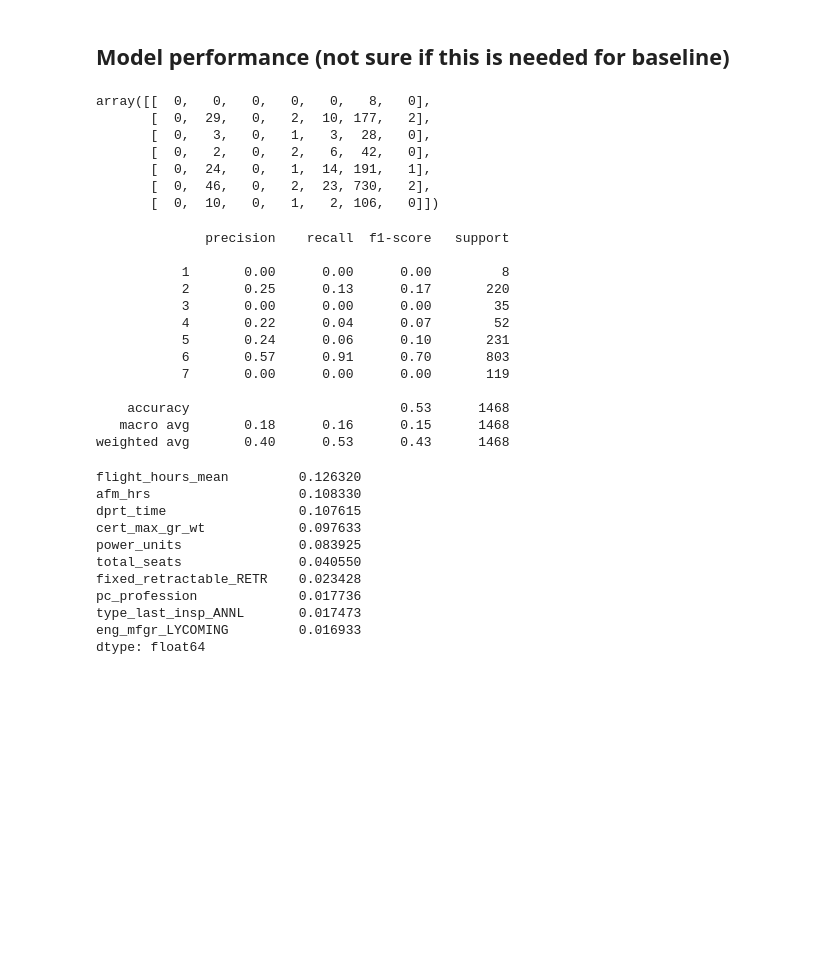
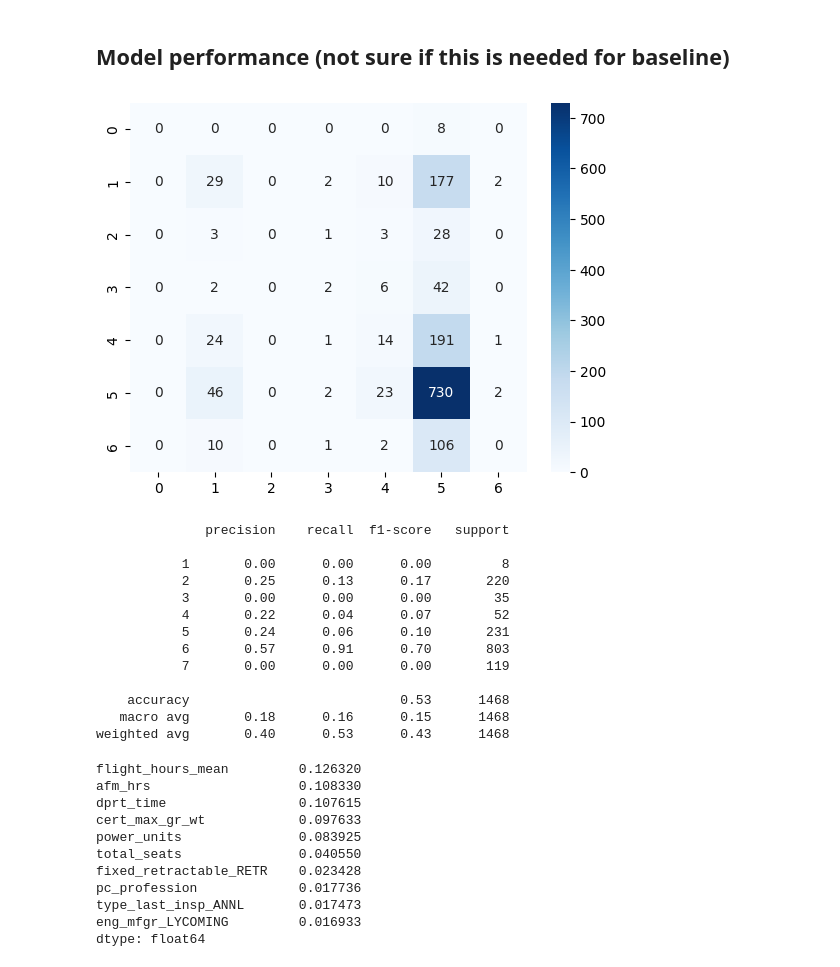
Before and after one commit to AaronDV17/wingman-project, a Jupyter notebook: baseline/baseline.ipynb, the cells around one changed output. Drawn from its saved outputs; the diff is of its cells as text; code cells hidden in the pictures; blank space fills up the shorter version.

```diff
--- a/baseline/baseline.ipynb
+++ b/baseline/baseline.ipynb
@@ -17,8 +18,8 @@ sys.path.insert(0, '../ml_logic')
 from preprocessor import *
 from data import *
 # %%
-# Import data from CSV (temp)
-wingman_data = pd.read_csv("../raw_data/trimmed_data/wingman_data_v5.csv")
+# Import data from CSV
+wingman_data = pd.read_csv("../../raw_data/trimmed_data/wingman_data_v5.csv")
 # %%
 target_columns_v1 = ['phase_no', 'eventsoe_no']
 target_columns_v2 = ['category_no', 'subcategory_no', 'section_no', 'subsection_no', 'modifier_no']
@@ -78,34 +83,30 @@ print("Baseline Accuracy: %.2f%%" % (accuracy * 100.0))
 Baseline Accuracy: 52.79%
 # %% [markdown]
 ## Model performance (not sure if this is needed for baseline)
+# %%
+# Confusion Matrix
+
+cf_matrix = confusion_matrix(y_test, y_pred)
+
+sns.heatmap(cf_matrix, annot=True, fmt='d', cmap='Blues');
+# %% [output]
+[figure, added]
 # %%
-## confusion matrix
+# Classification Report
 
-confusion_matrix(y_test, y_pred)
+print(classification_report(y_test, y_pred))
 # %% [output]
-array([[  0,   0,   0,   0,   0,   8,   0],
-       [  0,  29,   0,   2,  10, 177,   2],
-       [  0,   3,   0,   1,   3,  28,   0],
-       [  0,   2,   0,   2,   6,  42,   0],
-       [  0,  24,   0,   1,  14, 191,   1],
-       [  0,  46,   0,   2,  23, 730,   2],
-       [  0,  10,   0,   1,   2, 106,   0]])
+              precision    recall  f1-score   support
+
+           1       0.00      0.00      0.00         8
+           2       0.25      0.13      0.17       220
+           3       0.00      0.00      0.00        35
+           4       0.22      0.04      0.07        52
+           5       0.24      0.06      0.10       231
+           6       0.57      0.91      0.70       803
+           7       0.00      0.00      0.00       119
+
+    accuracy                           0.53      1468
+   macro avg       0.18      0.16      0.15      1468
+weighted avg       0.40      0.53      0.43      1468
-# %%
-## classification report
-
-print(classification_report(y_test, y_pred))
-# %% [output]
-              precision    recall  f1-score   support
-
-           1       0.00      0.00      0.00         8
-           2       0.25      0.13      0.17       220
-           3       0.00      0.00      0.00        35
-           4       0.22      0.04      0.07        52
-           5       0.24      0.06      0.10       231
-           6       0.57      0.91      0.70       803
-           7       0.00      0.00      0.00       119
-
-    accuracy                           0.53      1468
-   macro avg       0.18      0.16      0.15      1468
-weighted avg       0.40      0.53      0.43      1468
 # %%
```
Also changed, not shown: parts of 6 cells of this notebook, 6 other files.
